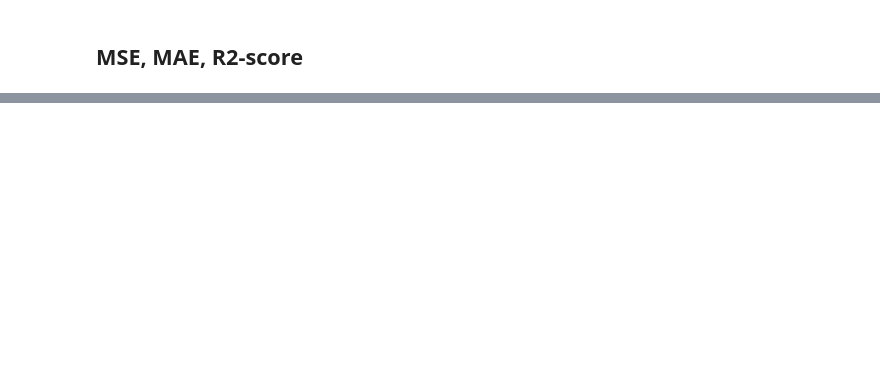
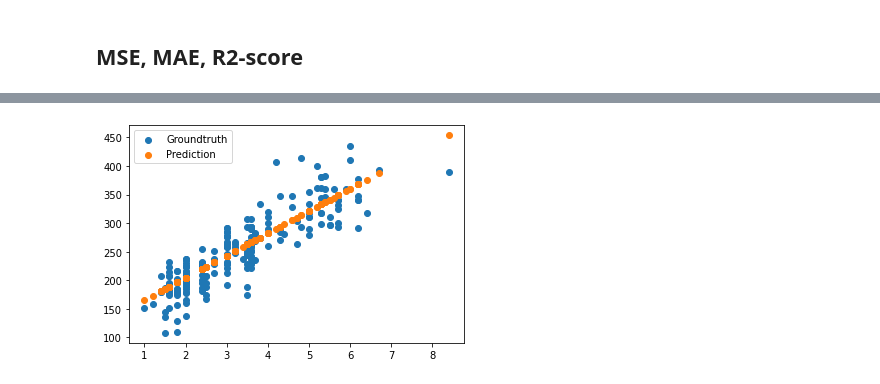
Before and after one commit to honghanhh/py40a12l2, a Jupyter notebook: lectures/lecture2/thuhien_Linear_regression.ipynb, the cells around one changed output, grey strips where cells are left out. Drawn from its saved outputs; the diff is of its cells as text; code cells hidden in the pictures; blank space fills up the shorter version.

```diff
--- a/lectures/lecture2/thuhien_Linear_regression.ipynb
+++ b/lectures/lecture2/thuhien_Linear_regression.ipynb
@@ -342,0 +344,8 @@ r2_score(y_test, prediction2)
+# %%
+#trực quan giá trị thực tế và giá trị dự báo
+plt.scatter(X_test.ENGINESIZE, y_test, label='Groundtruth')
+plt.scatter(X_test.ENGINESIZE, prediction2, label='Prediction')
+plt.legend()#legend có tác dụng phân biệt đc đâu và gtri thực tế, đâu là gtri dự báo, muốn dùng legend thì phải thêm label
+plt.show()
+# %% [output]
+[figure, added]
```
Also changed, not shown: parts of 5 cells of this notebook.
